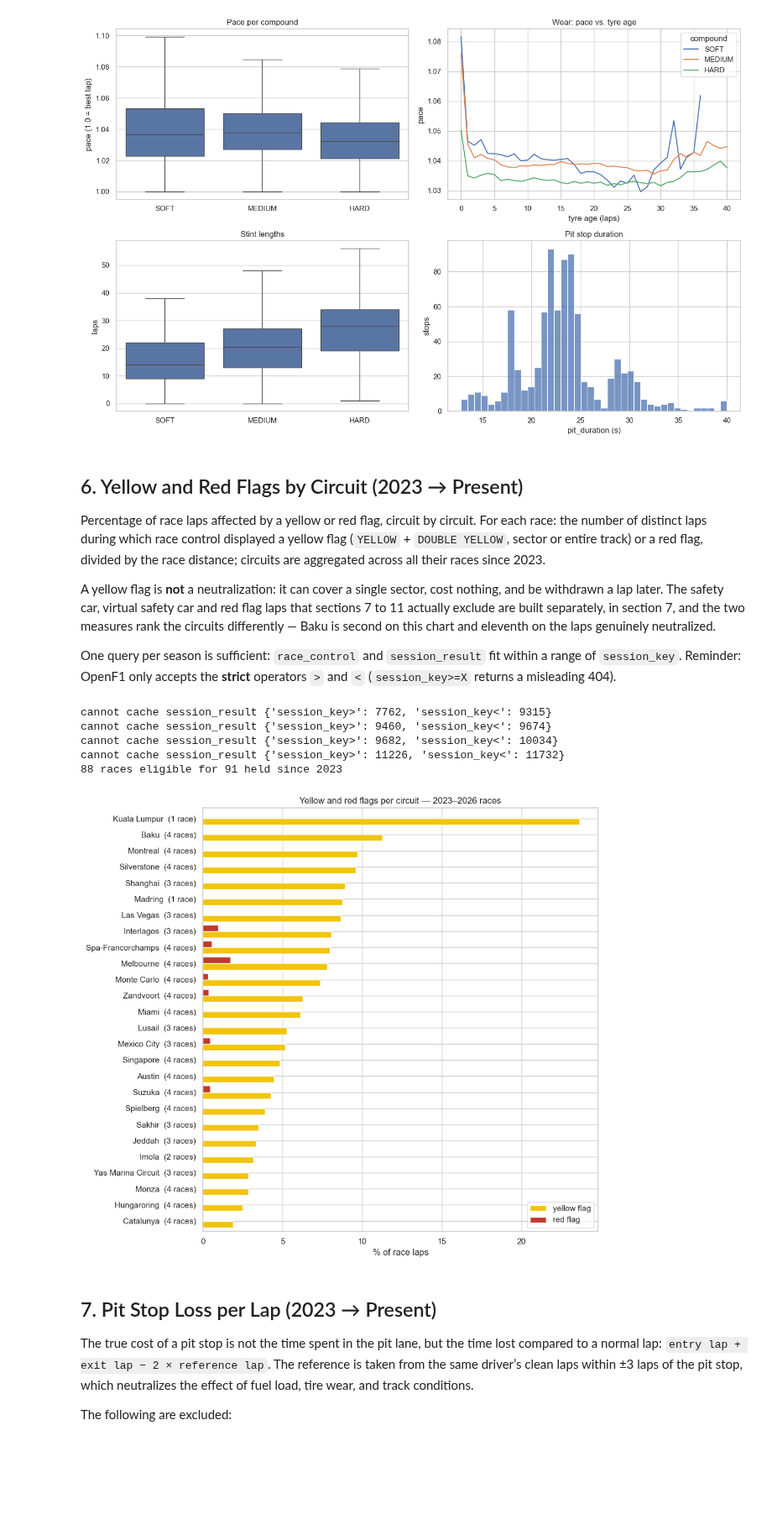
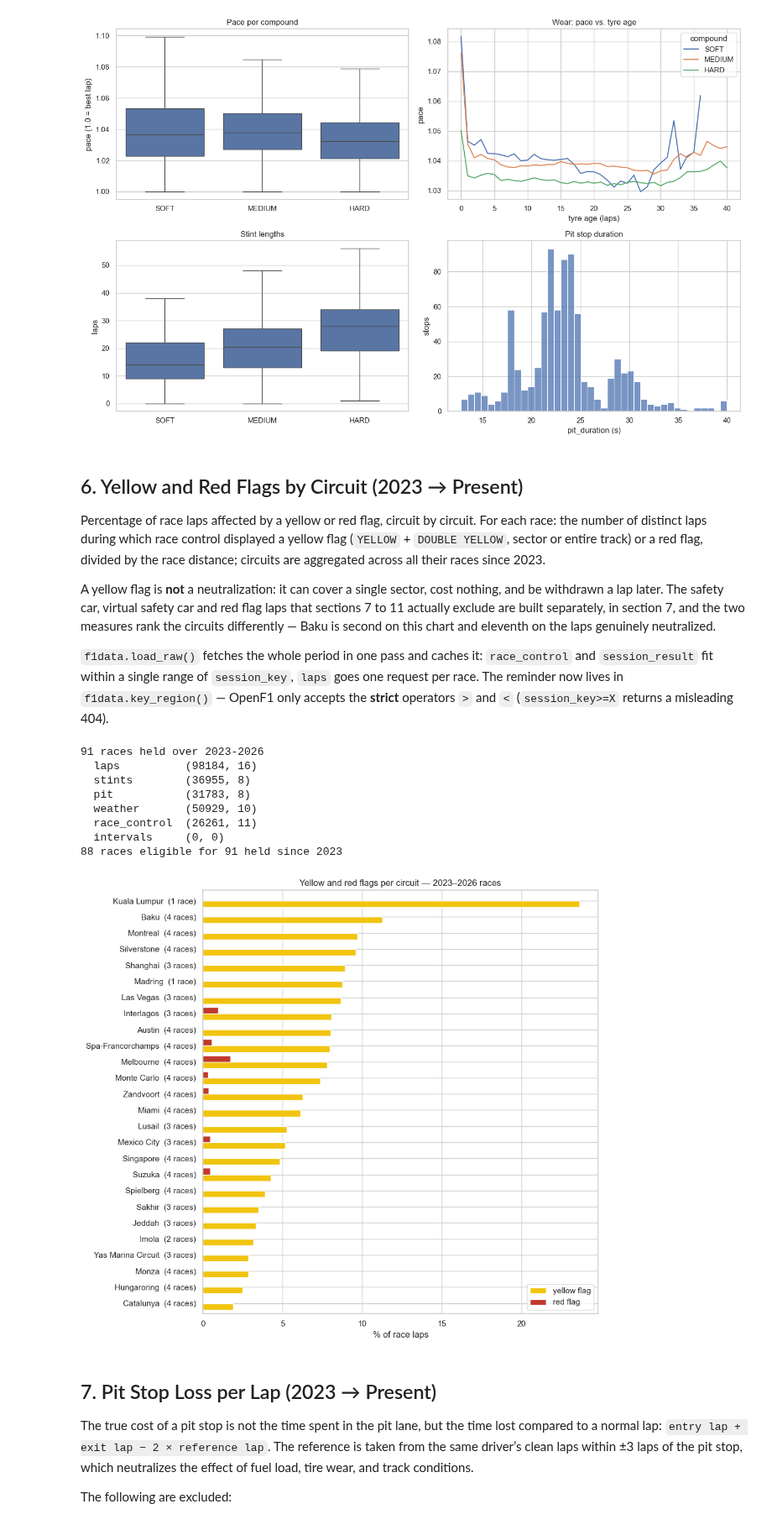
Before and after one commit to NathanLeDev/formula1-stint-optimizer, a Jupyter notebook: app/data-viz.ipynb, the cells around one changed output. Shown at 84% size. Cells and saved outputs as stored; diff of their text form; code cells hidden in the pictures; blank space fills up the shorter version.

Commit message:
feat(add): function extract to f1data

```diff
--- a/app/data-viz.ipynb
+++ b/app/data-viz.ipynb
@@ -61,14 +34,13 @@ def get(endpoint, force=False, **params):
 One request per run and per endpoint, followed by concatenation. The first run downloads
 (a few minutes); subsequent runs read from the cache.
 # %%
-sessions = get("sessions", year=2025)
-races = sessions.query("session_name == 'Race'")
-print(f"{len(races)} races in 2025")
+sessions_2025 = f1data.load_sessions([2025])
+races_2025 = f1data.held_races(sessions_2025)
+print(f"{len(races_2025)} races in 2025")
 
-data = {}
-for ep in ["stints", "laps", "pit", "weather", "drivers"]:
-    frames = [get(ep, session_key=k) for k in races["session_key"]]
-    data[ep] = pd.concat([f for f in frames if not f.empty], ignore_index=True)
-    print(f"{ep:9s} {data[ep].shape}")
+data = {ep: f1data.by_session(ep, races_2025["session_key"])
+        for ep in ["stints", "laps", "pit", "weather", "drivers"]}
+for ep, df in data.items():
+    print(f"{ep:9s} {df.shape}")
 # %% [output]
 24 races in 2025
@@ -249,60 +208,55 @@ withdrawn a lap later. The safety car, virtual safety car and red flag laps that
 actually exclude are built separately, in section 7, and the two measures rank the circuits
 differently — Baku is second on this chart and eleventh on the laps genuinely neutralized.
 
-One query per season is sufficient: `race_control` and `session_result` fit within a range
-of `session_key`. Reminder: OpenF1 only accepts the **strict** operators `>` and `<`
-(`session_key>=X` returns a misleading 404).
+`f1data.load_raw()` fetches the whole period in one pass and caches it: `race_control` and
+`session_result` fit within a single range of `session_key`, `laps` goes one request per race.
+The reminder now lives in `f1data.key_region()` — OpenF1 only accepts the **strict** operators
+`>` and `<` (`session_key>=X` returns a misleading 404).
 # %%
-ses, rc, res = [], [], []
-for season in [2023, 2024, 2025, 2026]:
-    s = get("sessions", year=season)
-    region = {"session_key>": int(s.session_key.min()) - 1, "session_key<": int(s.session_key.max()) + 1}
-    ses.append(s)
-    rc.append(get("race_control", **region))
-    res.append(get("session_result", **region))
-ses, rc, res = (pd.concat(x, ignore_index=True) for x in (ses, rc, res))
-
-# Races Already Held: The 2026 calendar includes upcoming dates, but no details are available.
-races = ses.query("session_name == 'Race'").copy()
-races["date_start"] = pd.to_datetime(races["date_start"], format="ISO8601", utc=True)
-races = races[races["date_start"] <= pd.Timestamp.now(tz="UTC")]
+# Every endpoint of the whole 2023-2026 period, cached after the first run. `intervals`
+# (traffic) is only needed by the phase 2 baseline, so it stays out of this notebook.
+raw = f1data.load_raw(traffic=False)
+ses, rc, res, races = raw.sessions, raw.race_control, raw.session_result, raw.races
 
 # We only keep messages sent after the start (before: pit opening, etc.).
 events = rc.assign(date=pd.to_datetime(rc["date"], format="ISO8601", utc=True)).merge(
     races[["session_key", "date_start"]], on="session_key")
 events = events[events["date"] >= events["date_start"]]
 
 def laps_under(flags):
     return events[events["flag"].isin(flags)].groupby("session_key")["lap_number"].nunique()
 
 flags = races.set_index("session_key")[["circuit_short_name"]].assign(
     laps=res.groupby("session_key")["number_of_laps"].max(),   # distance = lap of the winner
     yellow=laps_under(["YELLOW", "DOUBLE YELLOW"]),
     red=laps_under(["RED"]),
 ).dropna(subset=["laps"]).fillna(0)
 
 per_circuit = flags.groupby("circuit_short_name").sum()
 per_circuit["yellow_%"] = 100 * per_circuit["yellow"] / per_circuit["laps"]
 per_circuit["red_%"] = 100 * per_circuit["red"] / per_circuit["laps"]
 per_circuit["n"] = flags.groupby("circuit_short_name").size()
 print(f"{len(flags)} races eligible for {len(races)} held since 2023")
 
 graph = per_circuit.sort_values("yellow_%").rename(
     columns={"yellow_%": "yellow flag", "red_%": "red flag"})
 graph.index = [f"{c}  ({n} race{'s' * (n > 1)})" for c, n in zip(graph.index, graph["n"])]
 fig, ax = plt.subplots(figsize=(10, 9))
 graph[["yellow flag", "red flag"]].plot.barh(ax=ax, width=0.8, color=["#f1c40f", "#c0392b"])
 ax.set(title="Yellow and red flags per circuit — 2023–2026 races",
        xlabel="% of race laps", ylabel="")
 ax.legend(loc="lower right")
 fig.tight_layout()
 # %% [output]
-cannot cache session_result {'session_key>': 7762, 'session_key<': 9315}
-cannot cache session_result {'session_key>': 9460, 'session_key<': 9674}
-cannot cache session_result {'session_key>': 9682, 'session_key<': 10034}
-cannot cache session_result {'session_key>': 11226, 'session_key<': 11732}
+91 races held over 2023-2026
+  laps          (98184, 16)
+  stints        (36955, 8)
+  pit           (31783, 8)
+  weather       (50929, 10)
+  race_control  (26261, 11)
+  intervals     (0, 0)
 88 races eligible for 91 held since 2023
-[figure, old version]
+[figure, new version]
 # %% [markdown]
 ## 7. Pit Stop Loss per Lap (2023 → Present)
 
```
Also changed, not shown: parts of 9 cells of this notebook, 2 other files.
